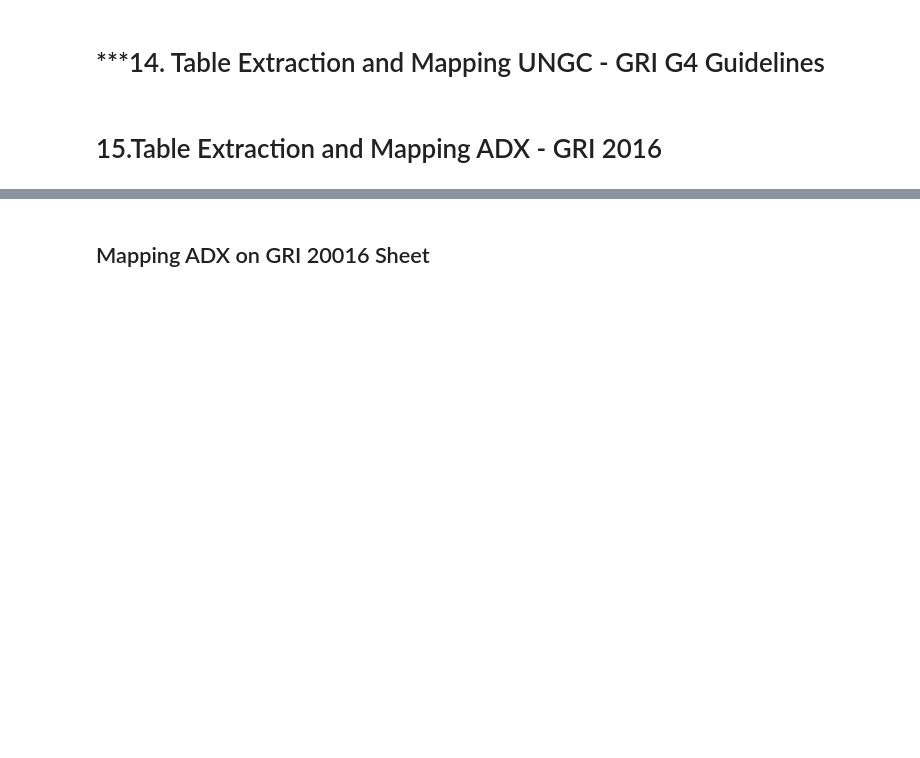
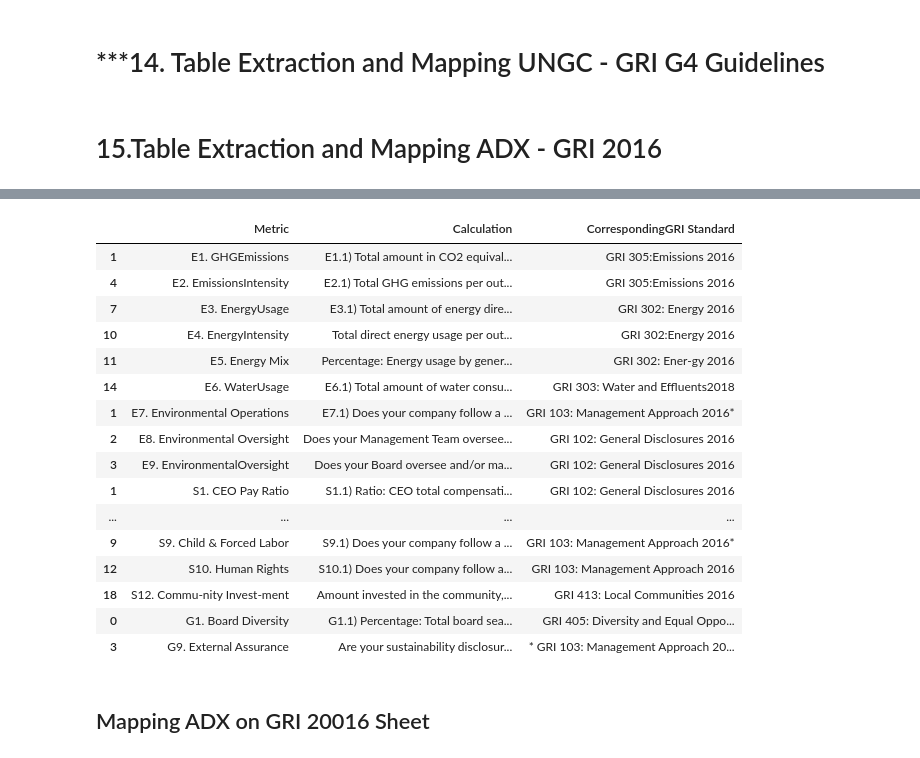
Before and after one commit to jorgesisco/ESG-Frameworks-Mapping, a Jupyter notebook: Script_Notebook.ipynb, the cells around one changed output, grey strips where cells are left out. Saved outputs shown, nothing was run; the diff lists cells and outputs as text; code cells hidden in the pictures; blank space fills up the shorter version.

```diff
--- a/Script_Notebook.ipynb
+++ b/Script_Notebook.ipynb
@@ -619,3 +617,23 @@ df.head(60)
+# %%
+df
+# %% [output]
+|  | Metric | Calculation | CorrespondingGRI Standard |
+| 1 | E1. GHGEmissions | E1.1) Total amount in CO2 equival... | GRI 305:Emissions 2016 |
+| 4 | E2. EmissionsIntensity | E2.1) Total GHG emissions per out... | GRI 305:Emissions 2016 |
+| 7 | E3. EnergyUsage | E3.1) Total amount of energy dire... | GRI 302: Energy 2016 |
+| 10 | E4. EnergyIntensity | Total direct energy usage per out... | GRI 302:Energy 2016 |
+| 11 | E5. Energy Mix | Percentage: Energy usage by gener... | GRI 302: Ener-gy 2016 |
+| 14 | E6. WaterUsage | E6.1) Total amount of water consu... | GRI 303: Water and Effluents2018 |
+| 1 | E7. Environmental Operations | E7.1) Does your company follow a ... | GRI 103: Management Approach 2016* |
+| 2 | E8. Environmental Oversight | Does your Management Team oversee... | GRI 102: General Disclosures 2016 |
+| 3 | E9. EnvironmentalOversight | Does your Board oversee and/or ma... | GRI 102: General Disclosures 2016 |
+| 1 | S1. CEO Pay Ratio | S1.1) Ratio: CEO total compensati... | GRI 102: General Disclosures 2016 |
+| ... | ... | ... | ... |
+| 9 | S9. Child & Forced Labor | S9.1) Does your company follow a ... | GRI 103: Management Approach 2016* |
+| 12 | S10. Human Rights | S10.1) Does your company follow a... | GRI 103: Management Approach 2016 |
+| 18 | S12. Commu-nity Invest-ment | Amount invested in the community,... | GRI 413: Local Communities 2016 |
+| 0 | G1. Board Diversity | G1.1) Percentage: Total board sea... | GRI 405: Diversity and Equal Oppo... |
+| 3 | G9. External Assurance | Are your sustainability disclosur... | * GRI 103: Management Approach 20... |
 # %% [markdown]
 ## Mapping ADX on GRI 20016 Sheet
 # %%
```
Also changed, not shown: parts of 5 cells of this notebook, 1 other file.
